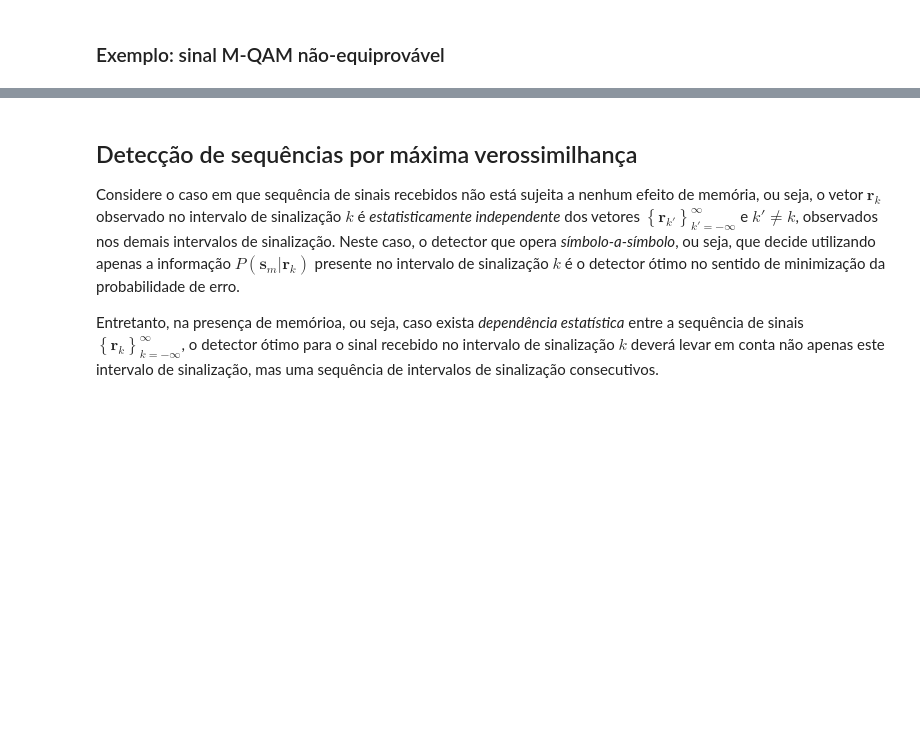
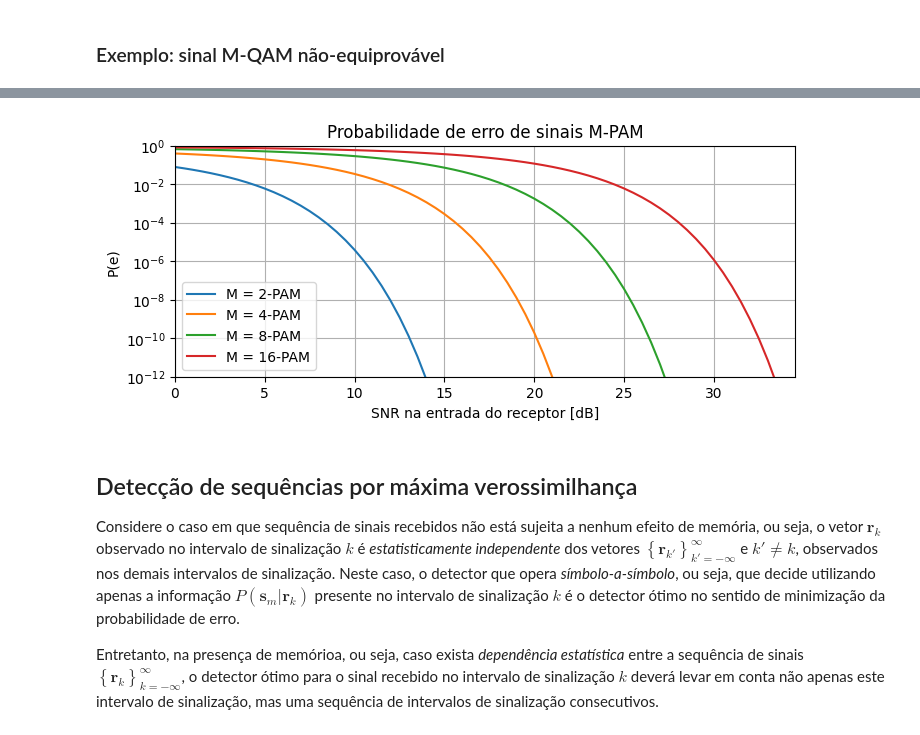
Before and after one commit to edsonportosilva/TDI, a Jupyter notebook: jupyter/3 - Receptores ótimos para canais AWGN.ipynb, the cells around one changed output, grey strips where cells are left out. Saved outputs shown, nothing was run; the diff lists cells and outputs as text; code cells hidden in the pictures; blank space fills up the shorter version.

```diff
--- a/jupyter/3 - Receptores ótimos para canais AWGN.ipynb
+++ b/jupyter/3 - Receptores ótimos para canais AWGN.ipynb
@@ -1082,3 +1262,29 @@ SER = 2.04e-02
+# %%
+SNRdB = np.arange(0,35,0.5)
+SNR = 10**(SNRdB/10)
+
+Pe_anti = Q(np.sqrt(SNR))
+Pe_orto = Q(np.sqrt(SNR/2))
+
+Eg = 1
+
+plt.figure()
+for M in [2, 4, 8, 16]:
+    Eav = (M**2-1)/3
+
+    Pe = 2*(M-1)/M*Q(np.sqrt((6*SNR)/(M**2-1)))
+
+    plt.semilogy(SNRdB, Pe, '-', label=f'M = {M}-PAM')
+
+plt.xlabel('SNR na entrada do receptor [dB]')
+plt.ylabel('P(e)')
+plt.title('Probabilidade de erro de sinais M-PAM')
+plt.xlim(min(SNRdB), max(SNRdB))
+plt.ylim(1e-12, 1)
+plt.legend()
+plt.grid();
+# %% [output]
+[figure, added]
 # %% [markdown]
 ## Detecção de sequências por máxima verossimilhança
 
```
Also changed, not shown: parts of 24 cells of this notebook.
